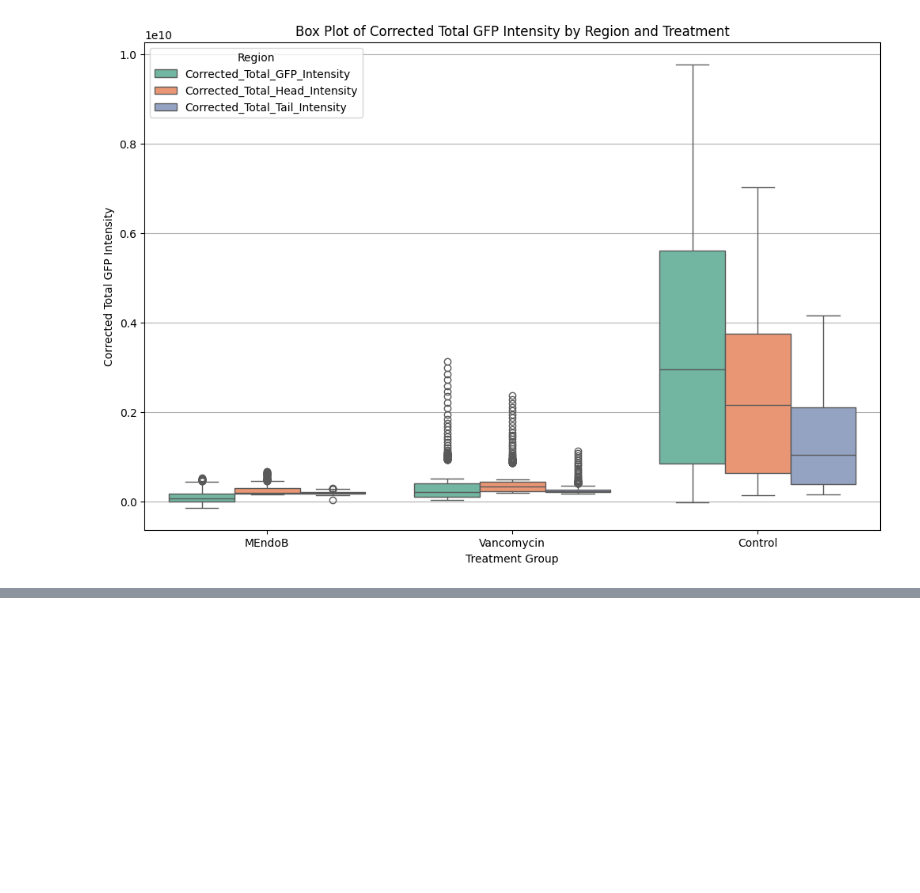
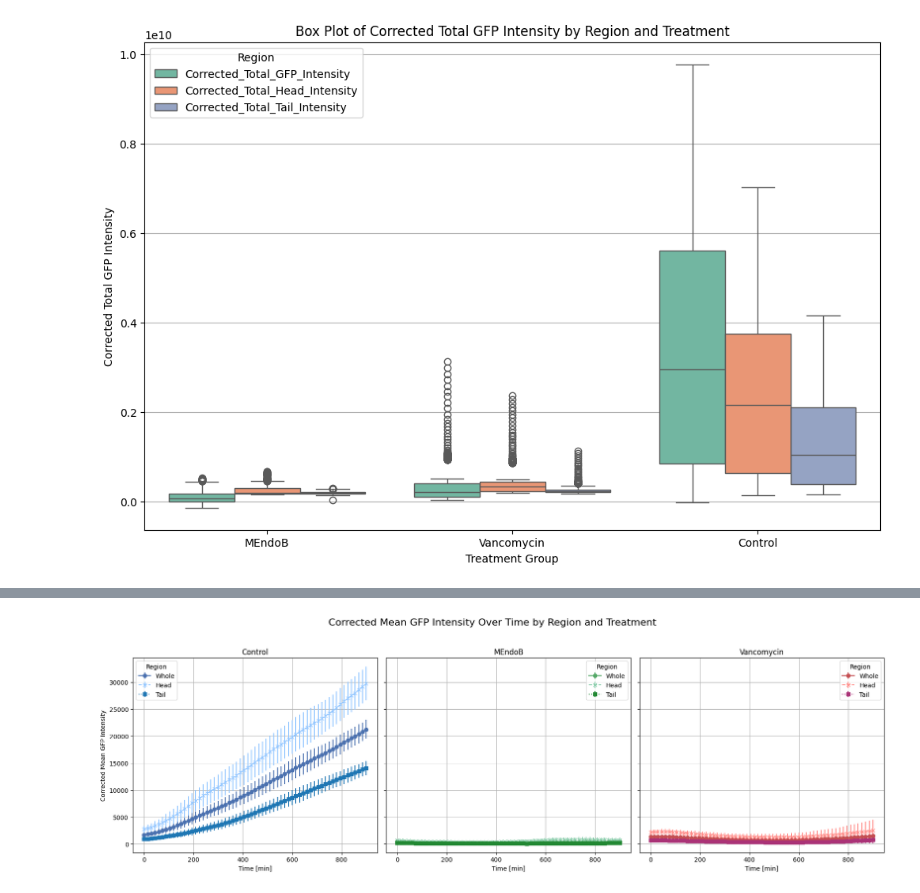
Before and after one commit to aeblik/MolecularIMaging, a Jupyter notebook: evaluation.ipynb, the cells around one changed output, grey strips where cells are left out. Drawn from its saved outputs; the diff is of its cells as text; code cells hidden in the pictures; blank space fills up the shorter version.

```diff
--- a/evaluation.ipynb
+++ b/evaluation.ipynb
@@ -263,0 +300,46 @@ plt.show()
+# %%
+# Exclude identifier that starts with C4
+filtered_df = df[~df['Identifier'].str.startswith('C4')]
+
+# Group by Treatment and Time to calculate mean and standard error for the line plot
+summary = filtered_df.groupby(['Treatment', 'Time']).agg(
+    Whole_Mean=('Corrected_Mean_GFP_Intensity', 'mean'),
+    Whole_SEM=('Corrected_Mean_GFP_Intensity', 'sem'),
+    Head_Mean=('Corrected_Mean_Head_Intensity', 'mean'),
+    Head_SEM=('Corrected_Mean_Head_Intensity', 'sem'),
+    Tail_Mean=('Corrected_Mean_Tail_Intensity', 'mean'),
+    Tail_SEM=('Corrected_Mean_Tail_Intensity', 'sem'),
+).reset_index()
+
+# Generate lineplot for corrected mean GFP intensity by treatment group, excluding identifier that starts with C4
+treatments = summary['Treatment'].unique()
+fig, axes = plt.subplots(nrows=1, ncols=3, figsize=(18, 6), sharey=True)
+
+for ax, treatment in zip(axes, treatments):
+    subset = summary[summary['Treatment'] == treatment]
+
+    # Plot each region
+    ax.errorbar(subset['Time'], subset['Whole_Mean'], yerr=subset['Whole_SEM'],
+                label="Whole", linestyle='-', marker='o', color=colors[treatment][0])
+    ax.errorbar(subset['Time'], subset['Head_Mean'], yerr=subset['Head_SEM'],
+                label="Head", linestyle='--', marker='x', color=colors[treatment][1])
+    ax.errorbar(subset['Time'], subset['Tail_Mean'], yerr=subset['Tail_SEM'],
+                label="Tail", linestyle=':', marker='s', color=colors[treatment][2])
+
+    # Set axis labels, grid, and title
+    ax.set_title(treatment)
+    ax.set_xlabel("Time [min]")
+    ax.grid()
+
+    # Add a legend for each subplot
+    ax.legend(title="Region")
+
+# Add shared y-axis label
+axes[0].set_ylabel("Corrected Mean GFP Intensity")
+
+# Add a shared title and adjust layout
+fig.suptitle("Corrected Mean GFP Intensity Over Time by Region and Treatment", fontsize=16)
+fig.tight_layout(rect=[0, 0, 1, 0.95])
+plt.show()
+# %% [output]
+[figure, added]
```
Also changed, not shown: parts of 4 cells of this notebook, 1 other file.
